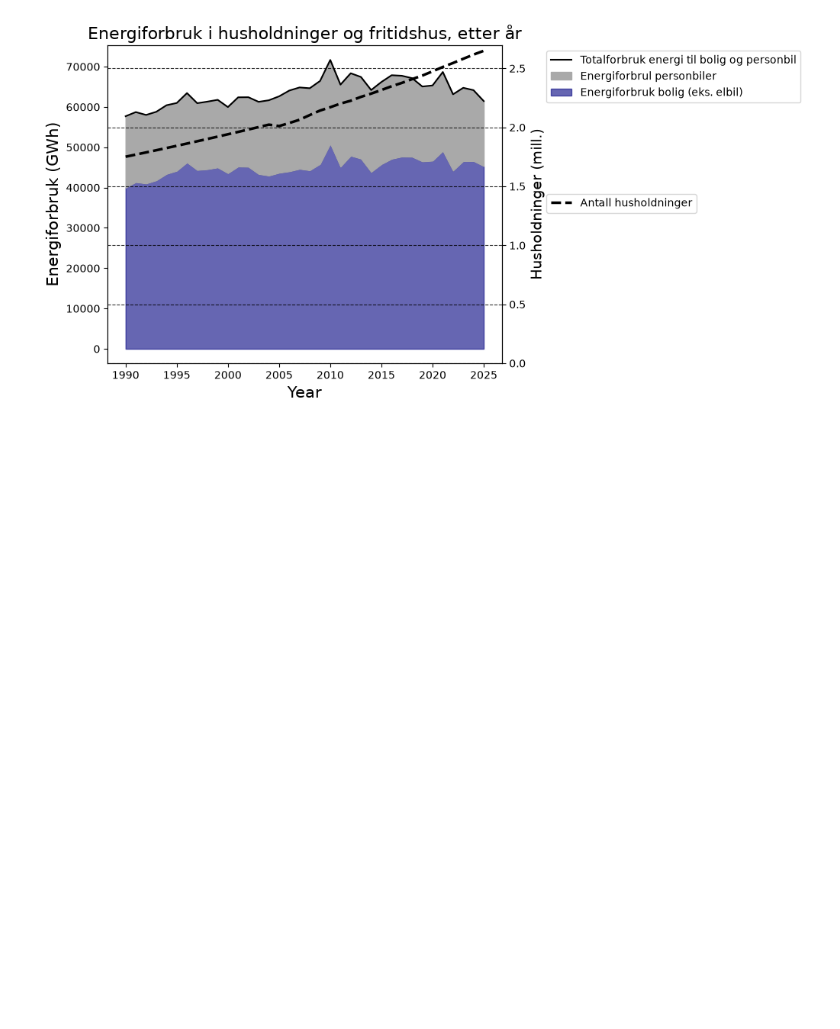
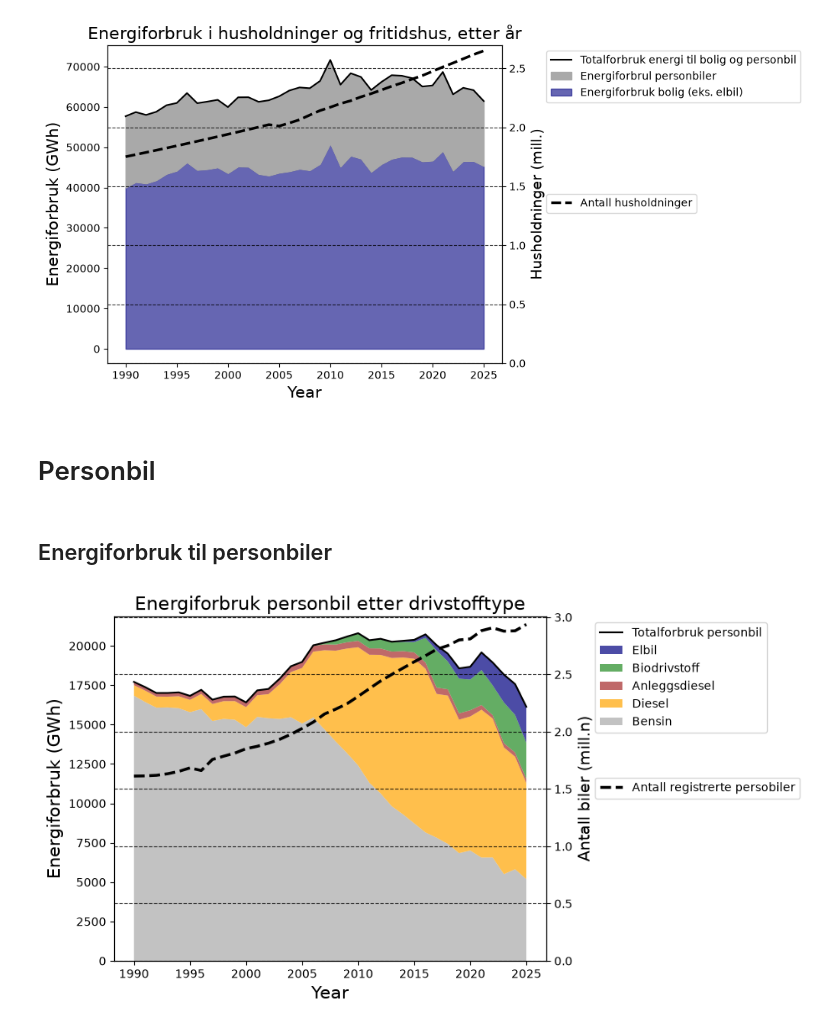
Before and after one commit to Oyvind-Aas/Electricity_and_Energy, a Jupyter notebook: Electricity_exploring.ipynb, the cells around one changed output. Cells and saved outputs as stored; diff of their text form; code cells hidden in the pictures; blank space fills up the shorter version.

Commit message:
Added graphs for energy to private cars

```diff
--- a/Electricity_exploring.ipynb
+++ b/Electricity_exploring.ipynb
@@ -254,7 +255,7 @@ plt.show()
 [figure]
 # %%
 energi = df[df.ContentsCode == 'Energibrukialt'].iloc[:,1:].astype(int).to_numpy()[0] # Energibruk i alt til bolig- og transportformål (GWh)
-personbil = df[df.ContentsCode == 'ForbEnBilBaat'].iloc[:,1:].astype(int).to_numpy()[0] # Forbruk av energi i personbiler og fritidsbåter, i alt (GWh)
+personbil_energi = df[df.ContentsCode == 'ForbEnBilBaat'].iloc[:,1:].astype(int).to_numpy()[0] # Forbruk av energi i personbiler og fritidsbåter, i alt (GWh)
 # %%
 fig, ax1 = plt.subplots()
 
@@ -286,3 +287,57 @@ plt.grid(axis='y', linestyle='--', alpha=0.8, color ='black')
 plt.show()
 # %% [output]
 [figure]
+# %% [markdown]
+# Personbil
+# %%
+url = "https://data.ssb.no/api/pxwebapi/v2/tables/01960/data?lang=no&outputFormat=csv&valuecodes[ContentsCode]=*&valuecodes[Tid]=*&heading=Tid&stub=ContentsCode"
+
+response = requests.get(url, verify=certifi.where(), timeout=30)
+response.raise_for_status()
+
+kjøretøy = pd.read_csv(BytesIO(response.content), header=0, sep=",", encoding="latin1")
+# %% [markdown]
+## Energiforbruk til personbiler
+# %%
+bensin = df[df.ContentsCode == 'Bensin'].iloc[:,1:].astype(int).to_numpy()[0]
+diesel = df[df.ContentsCode == 'AutoDiesel'].iloc[:,1:].astype(int).to_numpy()[0]
+anleggsdiesel = df[df.ContentsCode == 'Anleggsdiesel'].iloc[:,1:].astype(int).to_numpy()[0]
+biodrivstoff = df[df.ContentsCode == 'BioDrivstoff'].iloc[:,1:].astype(int).to_numpy()[0]
+
+personbil_antall = kjøretøy[kjøretøy.ContentsCode == 'Personbiler1'].iloc[:,41:].astype(int).to_numpy()[0] # Antall registrerte personbiler
+# %%
+fig, ax1 = plt.subplots()
+
+ax1.set_xlabel('År', fontsize = 14)
+ax1.set_ylabel('Energi (GWh)', color='black', fontsize = 14)
+
+ax1.stackplot(
+    year,
+    bensin, diesel, anleggsdiesel, biodrivstoff, elbil,
+    labels=['Bensin', 'Diesel', 'Anleggsdiesel', 'Biodrivstoff', 'Elbil'],
+    colors=['darkgrey', 'orange', 'brown', 'forestgreen', 'navy'],
+    alpha=0.7
+)
+
+ax1.plot(year, personbil_energi, color= 'black', label = 'Totalforbruk personbil')
+
+ax1.set_xlabel('Year', fontsize = 15)
+ax1.set_ylabel('Energiforbruk (GWh)', fontsize = 15)
+
+ax2 = ax1.twinx()  # instantiate a second Axix, population, sharing the same x-axis
+
+ax2.set_ylabel('Antall biler (mill.n)', color='black', fontsize = 14)
+ax2.plot(year , personbil_antall / 1e6, '--', color='black', linewidth = 2.5, label = 'Antall registrerte persobiler')
+ax2.set_ylim(bottom=0)
+
+fig.tight_layout()
+fig.set_figheight(5)
+fig.set_figwidth(7)
+ax1.set_title('Energiforbruk personbil etter drivstofftype', fontsize = 16)
+ax1.legend(fontsize='medium', loc='upper left', bbox_to_anchor=(1.1, 1), reverse=True)
+ax2.legend(fontsize='medium', loc='upper left', bbox_to_anchor=(1.1, 0.55), reverse=True)
+
+plt.grid(axis='y', linestyle='--', alpha=0.8, color ='black')
+plt.show()
+# %% [output]
+[figure, added]
```
Also changed, not shown: parts of 4 cells of this notebook.
